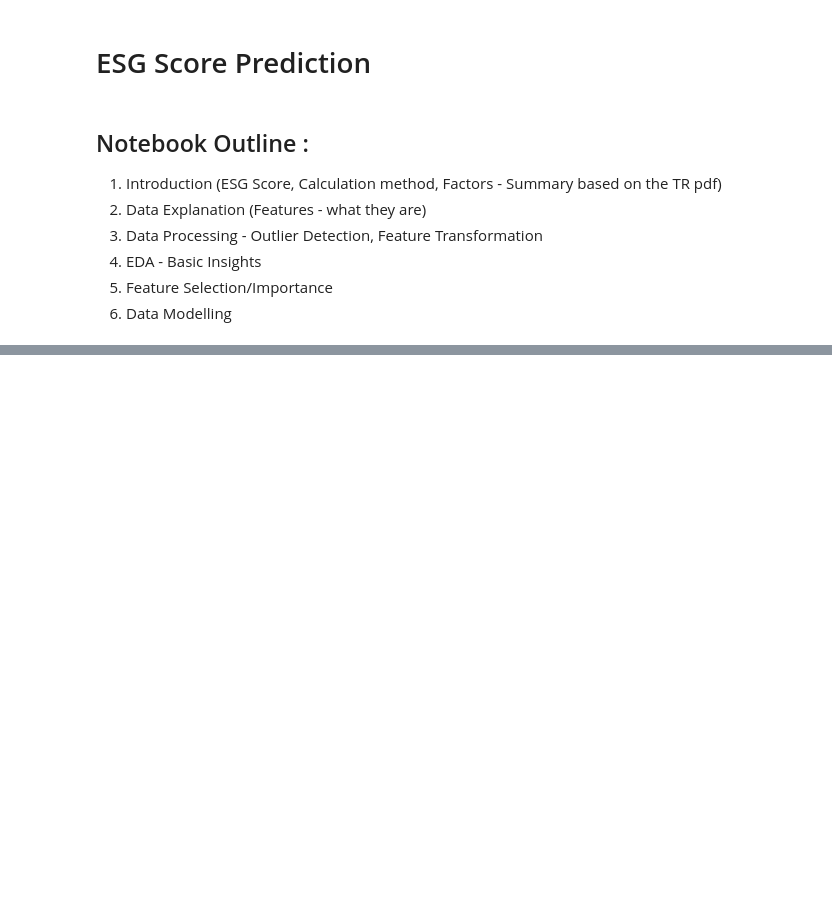
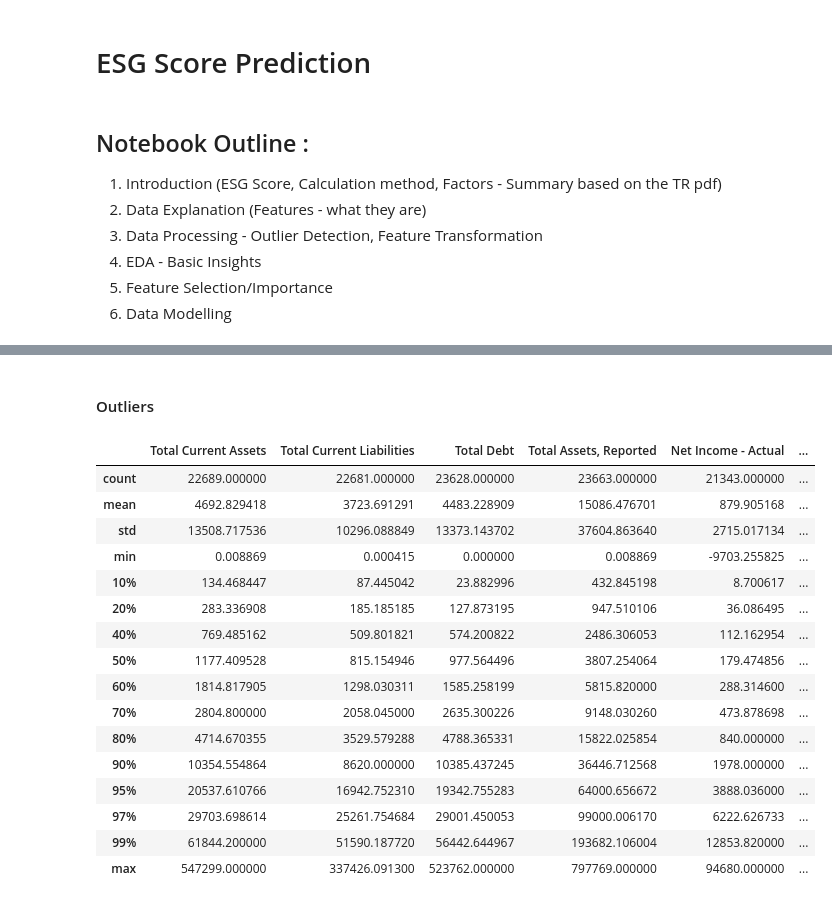
Before and after one commit to sprabhu4/SP_ESG_Pred, a Jupyter notebook: Code.ipynb, the cells around one changed output, grey strips where cells are left out. Cells and saved outputs as stored; diff of their text form; code cells hidden in the pictures; blank space fills up the shorter version.

```diff
--- a/Code.ipynb
+++ b/Code.ipynb
@@ -50,0 +109,22 @@ df_ID.head()
+# %% [markdown]
+#### Outliers
+# %%
+df_firm.describe([0.1,0.2,0.4,0.5,0.6,0.7,0.8,0.9,0.95,0.97,0.99])
+# %% [output]
+|  | Total Current Assets | Total Current Liabilities | Total Debt | Total Assets, Reported | Net Income - Actual | ... |
+| count | 22689.000000 | 22681.000000 | 23628.000000 | 23663.000000 | 21343.000000 | ... |
+| mean | 4692.829418 | 3723.691291 | 4483.228909 | 15086.476701 | 879.905168 | ... |
+| std | 13508.717536 | 10296.088849 | 13373.143702 | 37604.863640 | 2715.017134 | ... |
+| min | 0.008869 | 0.000415 | 0.000000 | 0.008869 | -9703.255825 | ... |
+| 10% | 134.468447 | 87.445042 | 23.882996 | 432.845198 | 8.700617 | ... |
+| 20% | 283.336908 | 185.185185 | 127.873195 | 947.510106 | 36.086495 | ... |
+| 40% | 769.485162 | 509.801821 | 574.200822 | 2486.306053 | 112.162954 | ... |
+| 50% | 1177.409528 | 815.154946 | 977.564496 | 3807.254064 | 179.474856 | ... |
+| 60% | 1814.817905 | 1298.030311 | 1585.258199 | 5815.820000 | 288.314600 | ... |
+| 70% | 2804.800000 | 2058.045000 | 2635.300226 | 9148.030260 | 473.878698 | ... |
+| 80% | 4714.670355 | 3529.579288 | 4788.365331 | 15822.025854 | 840.000000 | ... |
+| 90% | 10354.554864 | 8620.000000 | 10385.437245 | 36446.712568 | 1978.000000 | ... |
+| 95% | 20537.610766 | 16942.752310 | 19342.755283 | 64000.656672 | 3888.036000 | ... |
+| 97% | 29703.698614 | 25261.754684 | 29001.450053 | 99000.006170 | 6222.626733 | ... |
+| 99% | 61844.200000 | 51590.187720 | 56442.644967 | 193682.106004 | 12853.820000 | ... |
+| max | 547299.000000 | 337426.091300 | 523762.000000 | 797769.000000 | 94680.000000 | ... |
```
Also changed, not shown: parts of 21 cells of this notebook.
